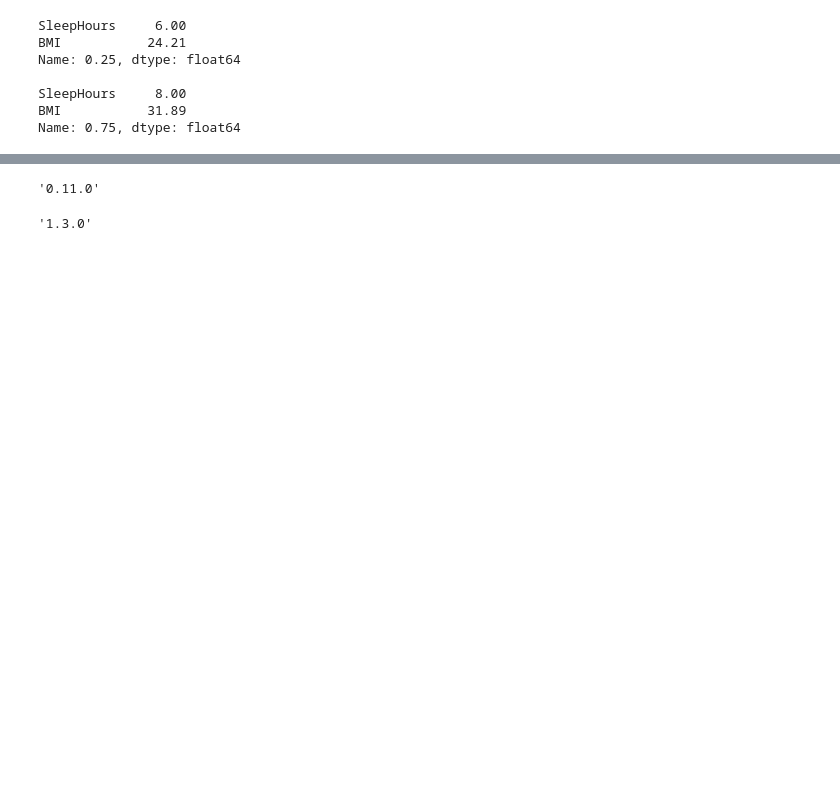
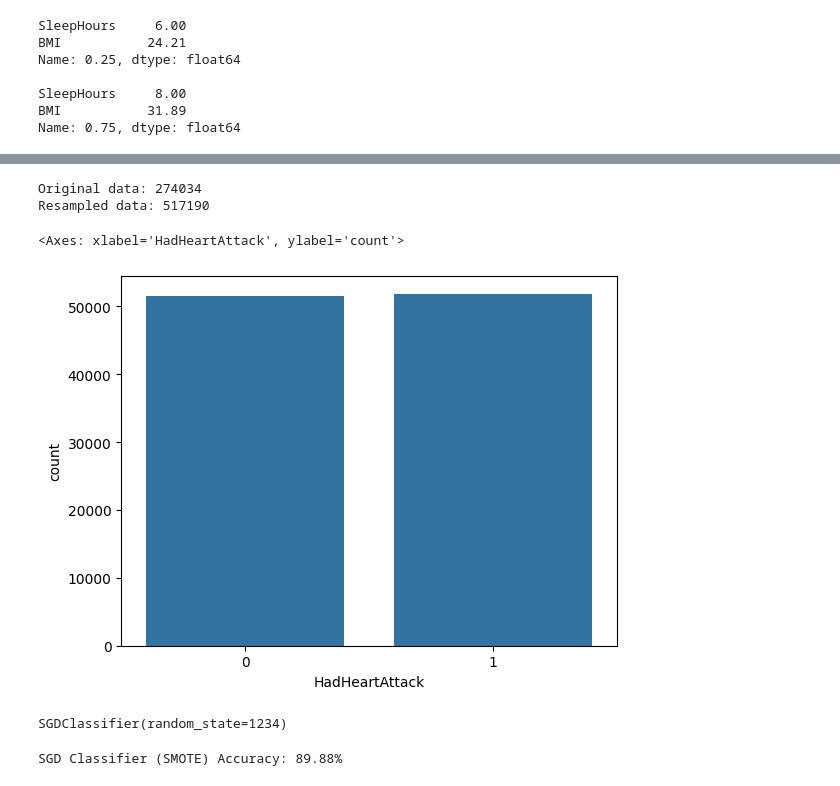
Before and after one commit to JaydenCJH/project_HD, a Jupyter notebook: EY_modeling.ipynb, the cells around one changed output, grey strips where cells are left out. Drawn from its saved outputs; the diff is of its cells as text; code cells hidden in the pictures; blank space fills up the shorter version.

```diff
--- a/EY_modeling.ipynb
+++ b/EY_modeling.ipynb
@@ -94,12 +287,29 @@ AdaBoost Accuracy: 94.54%
 # %%
 from imblearn.over_sampling import SMOTE
-# %%
-import imblearn
-imblearn.__version__
-# %% [output]
-'0.11.0'
-# %%
-import sklearn
-sklearn.__version__
-# %% [output]
-'1.3.0'
+# %%
+smo = SMOTE(random_state = 1234)
+X_smo, y_smo = smo.fit_resample(X, y)
+print('Original data:', len(X))
+print('Resampled data:', len(X_smo))
+# %% [output]
+Original data: 274034
+Resampled data: 517190
+# %%
+X_train_smo, X_test_smo, y_train_smo, y_test_smo = train_test_split(X_smo, y_smo, test_size = 0.2, random_state = 1234)
+# %%
+y_test_smoDF = pd.DataFrame(y_test_smo, columns = ['HadHeartAttack'])
+sns.countplot(x = 'HadHeartAttack', data = y_test_smoDF)
+# %% [output]
+<Axes: xlabel='HadHeartAttack', ylabel='count'>
+[figure, added]
+# %%
+sgd_smo = SGDClassifier(random_state = 1234)
+sgd_smo.fit(X_train_smo, y_train_smo)
+# %% [output]
+SGDClassifier(random_state=1234)
+# %%
+sgd_pred_smo = sgd_smo.predict(X_test_smo)
+sgd_acc_smo = accuracy_score(y_test_smo, sgd_pred_smo)
+print(f'SGD Classifier (SMOTE) Accuracy: {sgd_acc_smo*100:.2f}%')
+# %% [output]
+SGD Classifier (SMOTE) Accuracy: 89.88%
```
Also changed, not shown: parts of 209 cells of this notebook, 1 other file.
